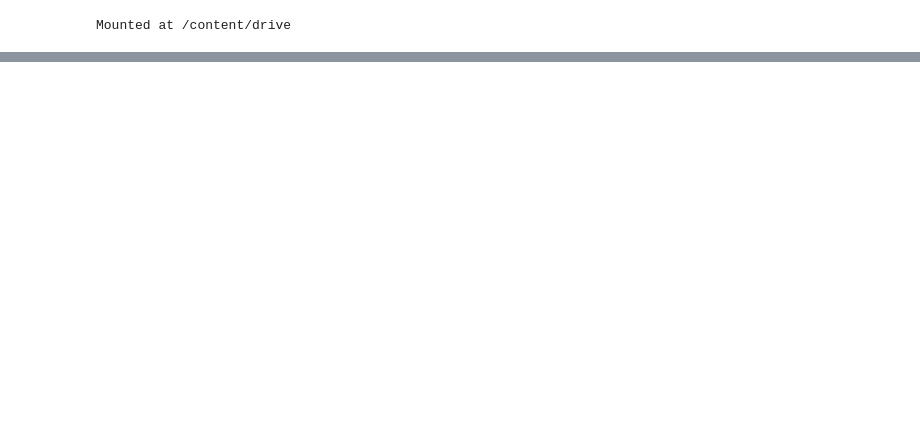
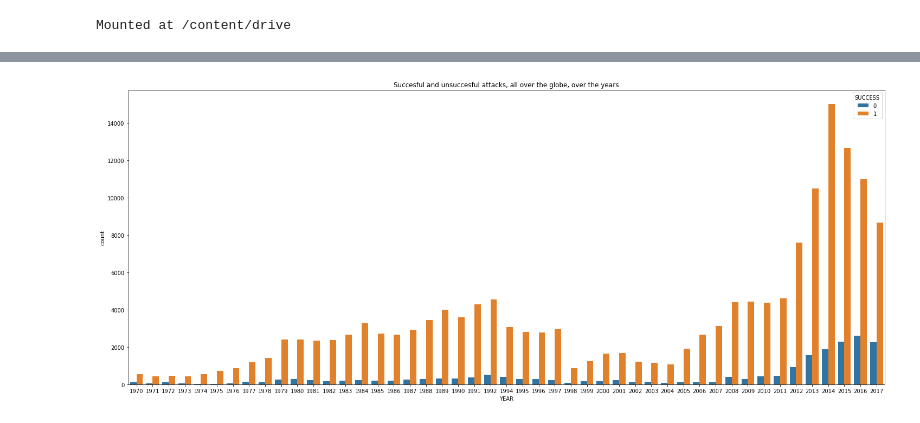
Before and after one commit to Rochakr4/Global-Terrorism-Analysis, a Jupyter notebook: Global_Terrorism_Analysis_Capstone_Project.ipynb, the cells around one changed output, grey strips where cells are left out. Cells and saved outputs as stored; diff of their text form; code cells hidden in the pictures; blank space fills up the shorter version.

```diff
--- a/Global_Terrorism_Analysis_Capstone_Project.ipynb
+++ b/Global_Terrorism_Analysis_Capstone_Project.ipynb
@@ -109,0 +130,8 @@ Name: eventid, Length: 205, dtype: int64
+# %%
+plt.rcParams['figure.figsize']=[25,10]
+# %%
+sns.countplot(x='YEAR',hue='SUCCESS',data=global_terrorismdata)
+plt.title('Succesful and unsuccesful attacks, all over the globe, over the years')
+plt.show()
+# %% [output]
+[figure, added]
```
Also changed, not shown: parts of 10 cells of this notebook.
